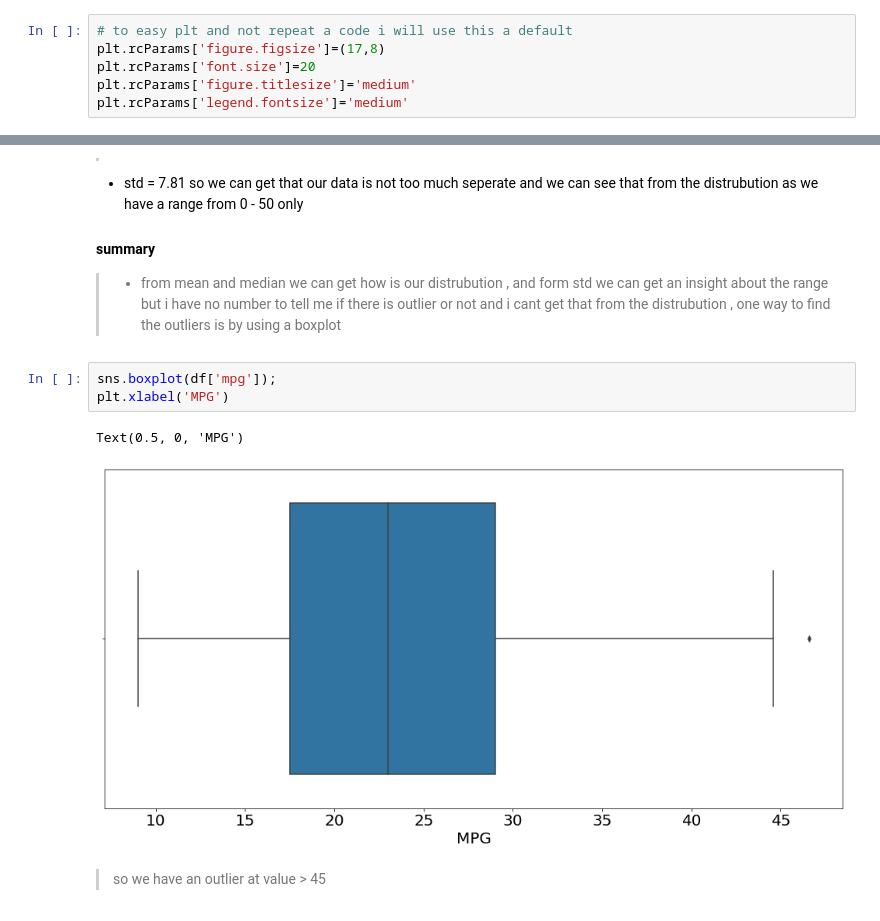
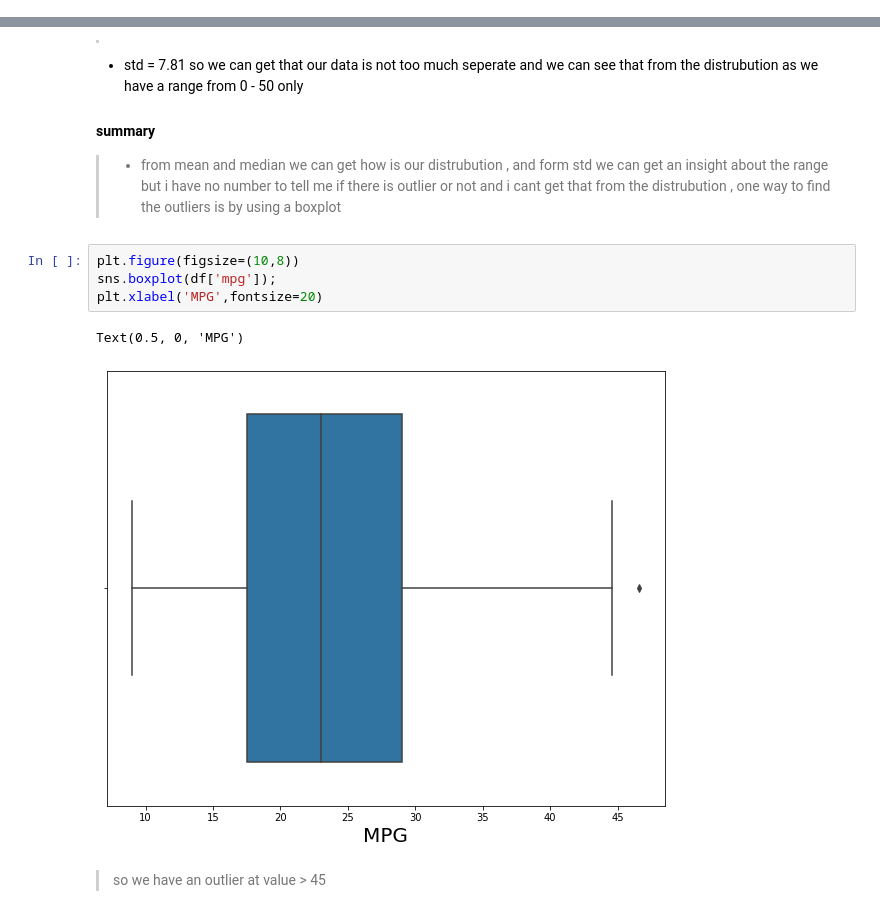
Before and after one commit to HadeerArafa/MPG_CaseStudy, a Jupyter notebook: MPG.ipynb, the cells around one changed output, grey strips where cells are left out. Drawn from its saved outputs; the diff is of its cells as text.

```diff
--- a/MPG.ipynb
+++ b/MPG.ipynb
@@ -48,12 +48,6 @@ import numpy as np
 import matplotlib.pyplot as plt
 import seaborn as sns
 #sns.set_palette('PuRd')
-# %%
-# to easy plt and not repeat a code i will use this a default
-plt.rcParams['figure.figsize']=(17,8)
-plt.rcParams['font.size']=20
-plt.rcParams['figure.titlesize']='medium'
-plt.rcParams['legend.fontsize']='medium'
 # %% [markdown]
 <a id='wrangling'></a>
 ## Data Wrangling
@@ -151,11 +128,12 @@ Text(0.5, 1.0, 'MPG distrubution')
  #### summary
 > - from mean and median we can get how is our distrubution , and form std we can get an insight about the range but i have no number to tell me if there is outlier or not and i cant get that from the distrubution , one way to find the outliers is by using a boxplot
 # %%
+plt.figure(figsize=(10,8))
 sns.boxplot(df['mpg']);
-plt.xlabel('MPG')
+plt.xlabel('MPG',fontsize=20)
 # %% [output]
 Text(0.5, 0, 'MPG')
-[figure, old version]
+[figure, new version]
 # %% [markdown]
 > so we have an  outlier at value > 45
 # %% [markdown]
```
Also changed, not shown: parts of 57 cells of this notebook.
